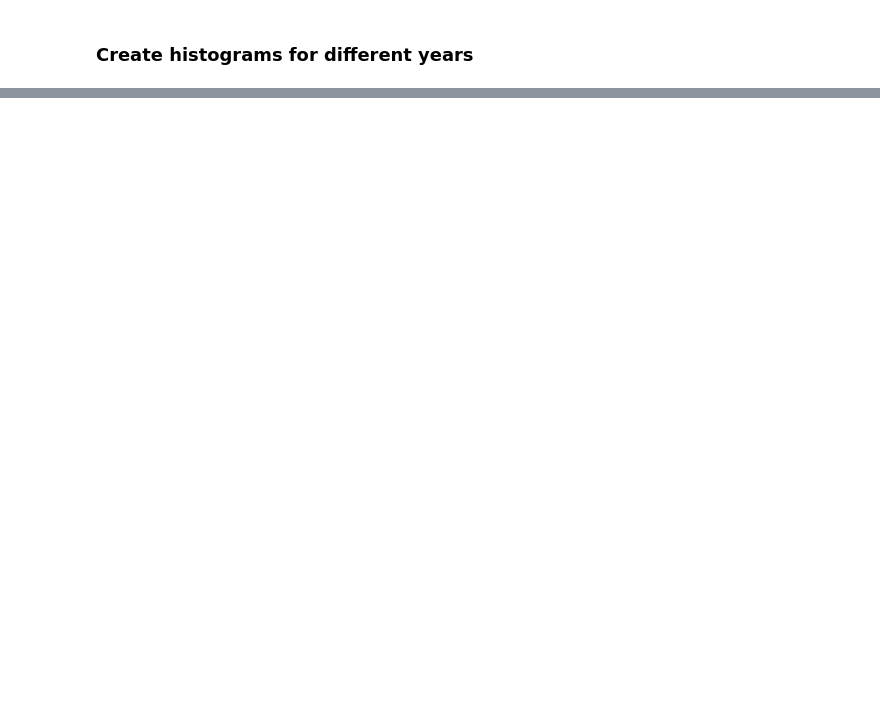
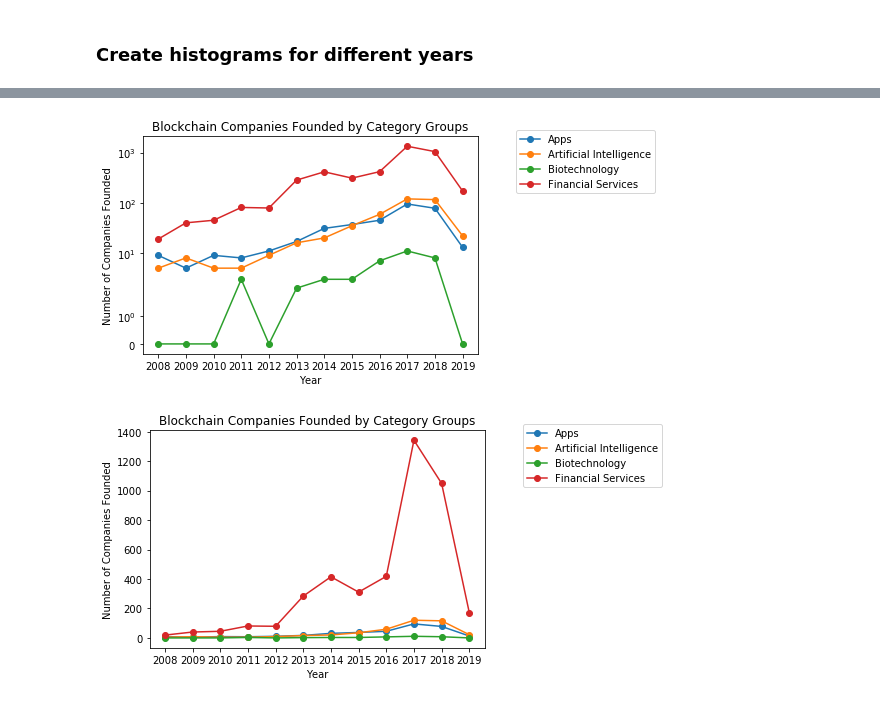
Before and after one commit to sdsc-blocklab/Blockchain-Market-Evolution, a Jupyter notebook: Crunchbase Dataset Explorer.ipynb, the cells around one changed output, grey strips where cells are left out. Drawn from its saved outputs; the diff is of its cells as text; code cells hidden in the pictures; blank space fills up the shorter version.

```diff
--- a/Crunchbase Dataset Explorer.ipynb
+++ b/Crunchbase Dataset Explorer.ipynb
@@ -256,0 +298,7 @@ histogram saved: images/Category_Groups_2020.png
+# %%
+categories = ['Apps', 'Artificial Intelligence', 'Biotechnology', 'Financial Services']
+plot_companies_per_year_per_category(dfs_by_year, category_group=categories, log=True, title='Blockchain Companies Founded by Category Groups')
+plot_companies_per_year_per_category(dfs_by_year, category_group=categories, log=False, title='Blockchain Companies Founded by Category Groups')
+# %% [output]
+[figure, added]
+[figure, added]
```
Also changed, not shown: parts of 8 cells of this notebook, 1 other file.
